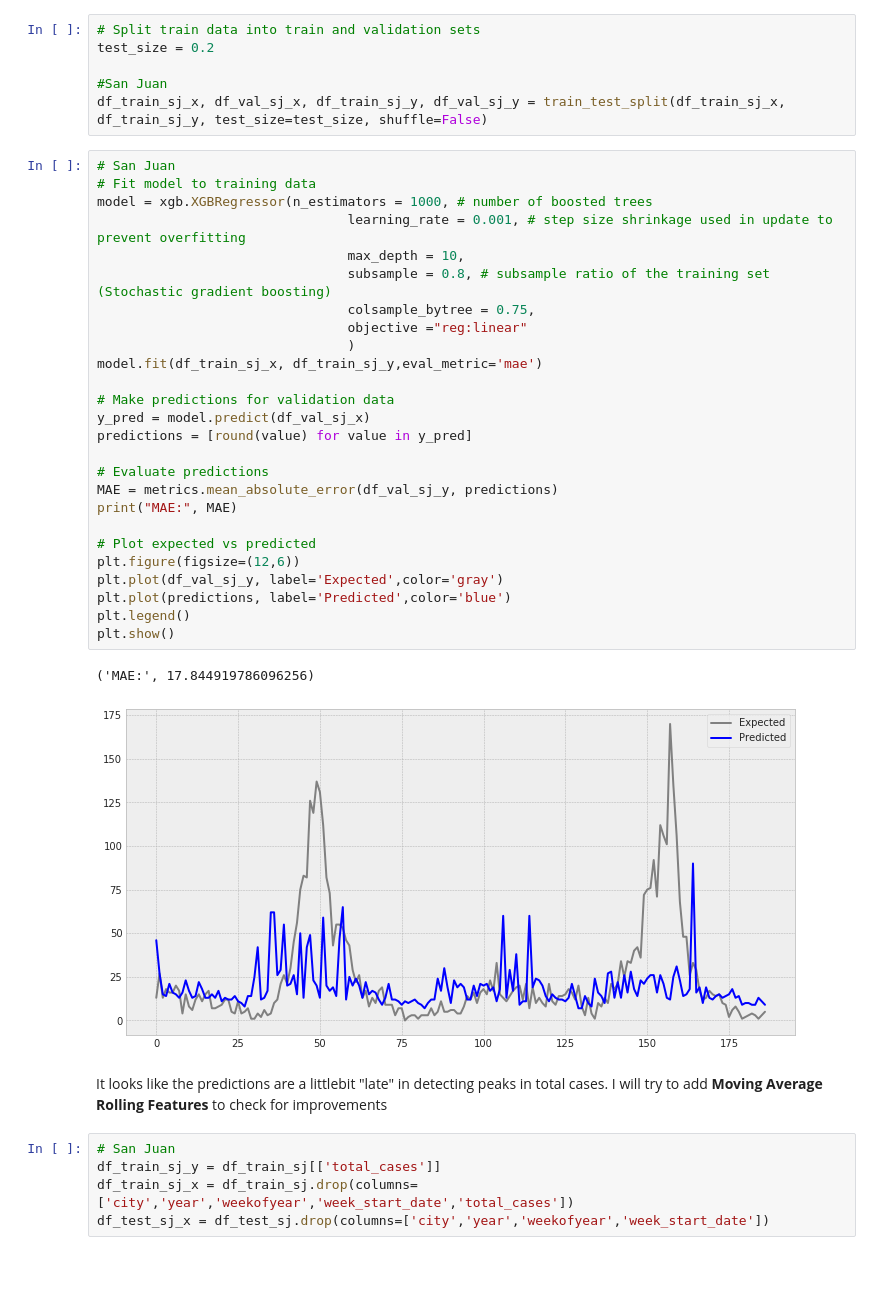
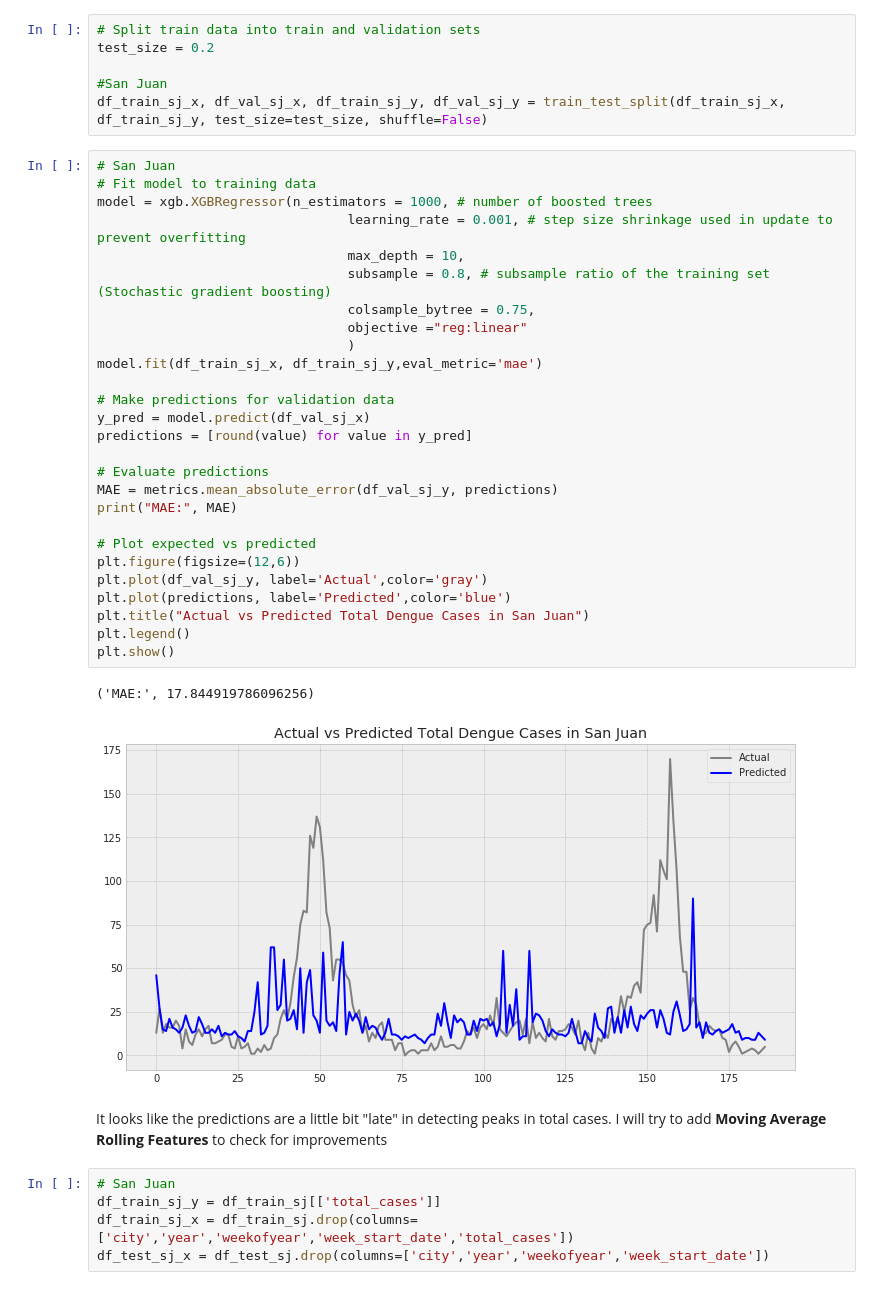
Before and after one commit to giuliamart/capstone_project_MLEN, a Jupyter notebook: DengAI_ Predicting Disease Spread.ipynb, the cells around one changed output. Cells and saved outputs as stored; diff of their text form.

```diff
--- a/DengAI_ Predicting Disease Spread.ipynb
+++ b/DengAI_ Predicting Disease Spread.ipynb
@@ -706,34 +706,35 @@ df_train_sj_x, df_val_sj_x, df_train_sj_y, df_val_sj_y = train_test_split(df_tra
 # %%
 # San Juan
 # Fit model to training data
 model = xgb.XGBRegressor(n_estimators = 1000, # number of boosted trees
                                 learning_rate = 0.001, # step size shrinkage used in update to prevent overfitting
                                 max_depth = 10,
                                 subsample = 0.8, # subsample ratio of the training set (Stochastic gradient boosting)
                                 colsample_bytree = 0.75,
                                 objective ="reg:linear"
                                 )
 model.fit(df_train_sj_x, df_train_sj_y,eval_metric='mae')
 
 # Make predictions for validation data
 y_pred = model.predict(df_val_sj_x)
 predictions = [round(value) for value in y_pred]
 
 # Evaluate predictions
 MAE = metrics.mean_absolute_error(df_val_sj_y, predictions)
 print("MAE:", MAE)
 
 # Plot expected vs predicted
 plt.figure(figsize=(12,6))
-plt.plot(df_val_sj_y, label='Expected',color='gray')
+plt.plot(df_val_sj_y, label='Actual',color='gray')
 plt.plot(predictions, label='Predicted',color='blue')
+plt.title("Actual vs Predicted Total Dengue Cases in San Juan")
 plt.legend()
 plt.show()
 # %% [output]
 ('MAE:', 17.844919786096256)
-[figure, old version]
+[figure, new version]
 # %% [markdown]
-It looks like the predictions are a littlebit "late" in detecting peaks in total cases. I will try to add **Moving Average Rolling Features** to check for improvements
+It looks like the predictions are a little bit "late" in detecting peaks in total cases. I will try to add **Moving Average Rolling Features** to check for improvements
 # %%
 # San Juan
 df_train_sj_y = df_train_sj[['total_cases']]
```
Also changed, not shown: parts of 13 cells of this notebook.
